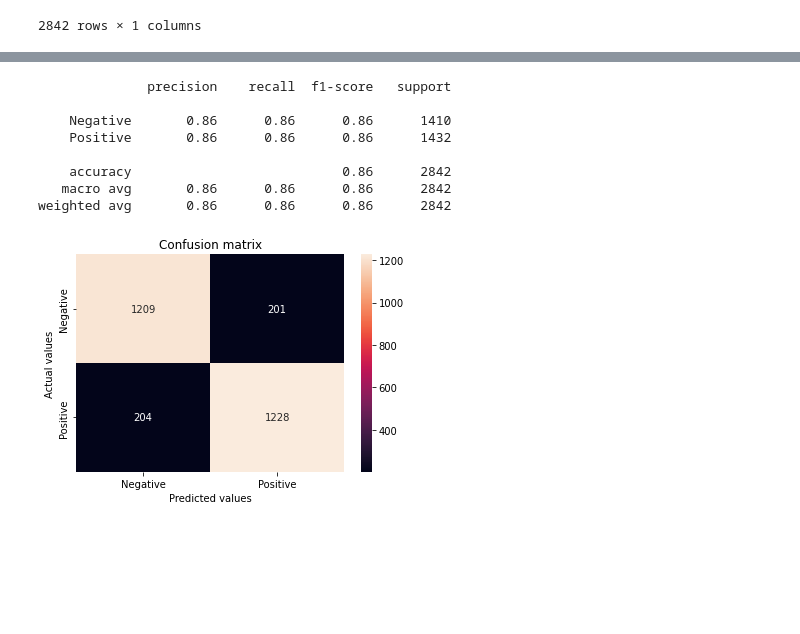
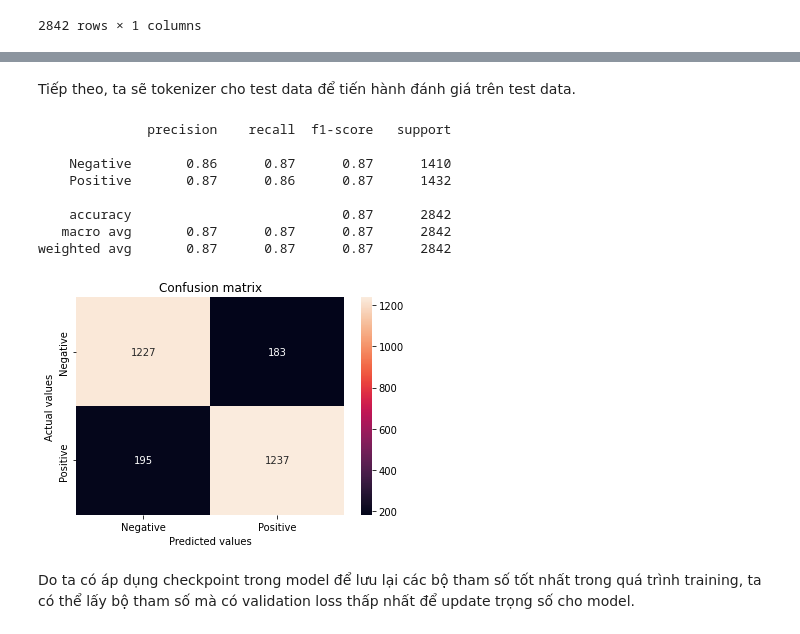
Before and after one commit to cuongpiger/SCL_KHVW_Sentiment_Analysis_Project, a Jupyter notebook: 08.model.ipynb, the cells around one changed output, grey strips where cells are left out. Drawn from its saved outputs; the diff is of its cells as text; code cells hidden in the pictures; blank space fills up the shorter version.

```diff
--- a/08.model.ipynb
+++ b/08.model.ipynb
@@ -143,3 +169,5 @@ Epoch 10/10
+# %% [markdown]
+Tiếp theo, ta sẽ tokenizer cho test data để tiến hành đánh giá trên test data.
 # %%
 token_test_cmts = tokenizer.texts_to_sequences(X_test_comments)
 padded_test_cmts = DeepModel.padding(token_test_cmts)
@@ -148,13 +174,16 @@ prediction = lstm_model.predict_proba(padded_test_cmts)
 # %%
+prediction = lstm_model.predict(padded_test_cmts)
 inverted = np.argmax(prediction, axis=1)
 Model.confusionMatrix(y_test, inverted)
 # %% [output]
               precision    recall  f1-score   support
 
-    Negative       0.86      0.86      0.86      1410
-    Positive       0.86      0.86      0.86      1432
+    Negative       0.86      0.87      0.87      1410
+    Positive       0.87      0.86      0.87      1432
 
-    accuracy                           0.86      2842
-   macro avg       0.86      0.86      0.86      2842
-weighted avg       0.86      0.86      0.86      2842
+    accuracy                           0.87      2842
+   macro avg       0.87      0.87      0.87      2842
+weighted avg       0.87      0.87      0.87      2842
-[figure, old version]
+[figure, new version]
+# %% [markdown]
+Do ta có áp dụng checkpoint trong model để lưu lại các bộ tham số tốt nhất trong quá trình training, ta có thể lấy bộ tham số mà có validation loss thấp nhất để update trọng số cho model.
```
Also changed, not shown: parts of 33 cells of this notebook, 57 other files.
